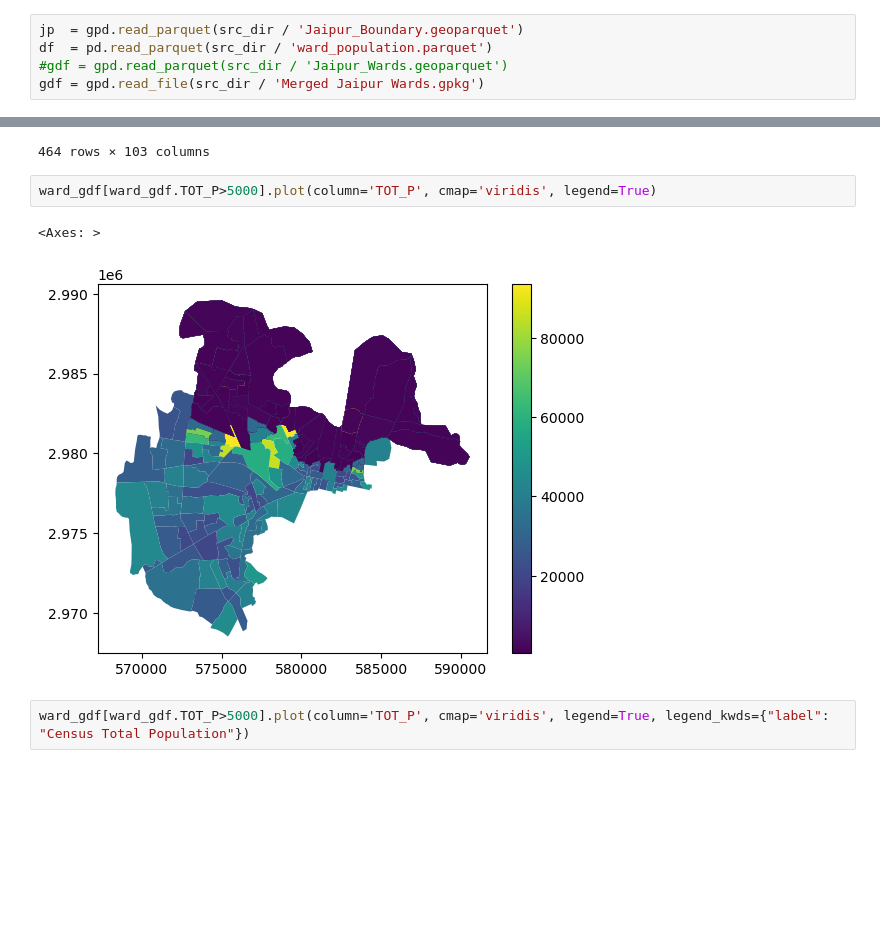
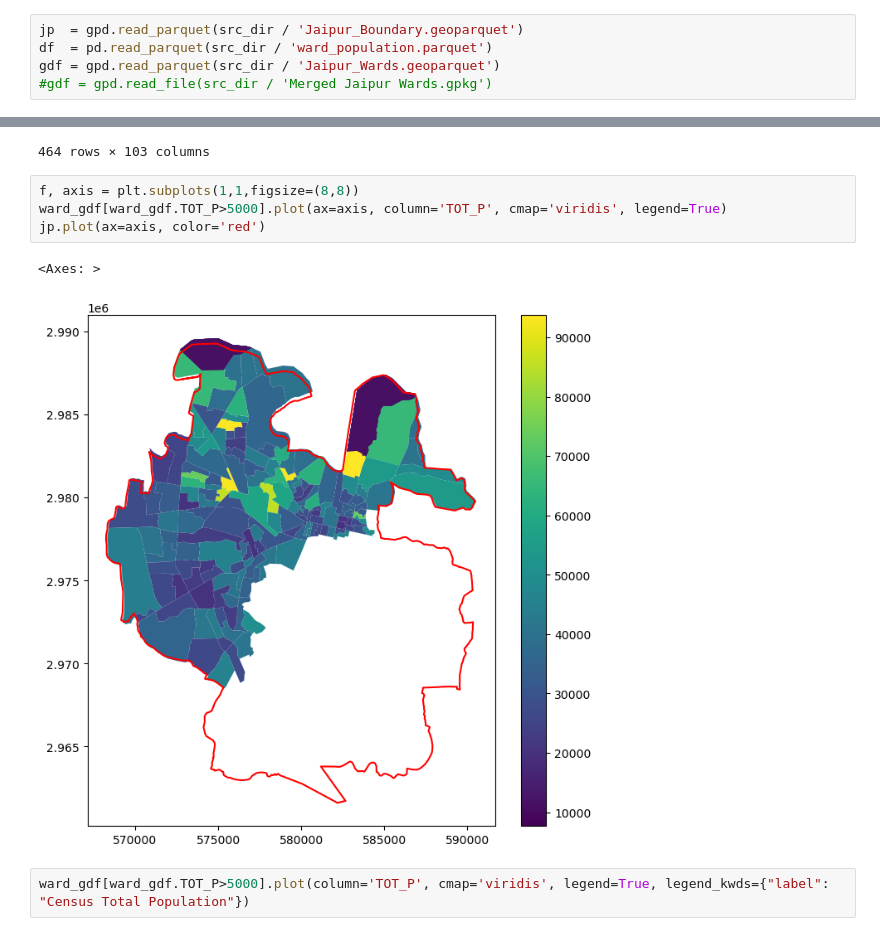
Before and after one commit to jreades/jaipur, a Jupyter notebook: practicals/Linking_Data.ipynb, the cells around one changed output, grey strips where cells are left out. Cells and saved outputs as stored; diff of their text form; blank space fills up the shorter version.

```diff
--- a/practicals/Linking_Data.ipynb
+++ b/practicals/Linking_Data.ipynb
@@ -13,8 +13,8 @@ src_dir = Path.home() / Path('work/data/clean')
 # %%
 jp  = gpd.read_parquet(src_dir / 'Jaipur_Boundary.geoparquet')
 df  = pd.read_parquet(src_dir / 'ward_population.parquet')
-#gdf = gpd.read_parquet(src_dir / 'Jaipur_Wards.geoparquet')
-gdf = gpd.read_file(src_dir / 'Merged Jaipur Wards.gpkg')
+gdf = gpd.read_parquet(src_dir / 'Jaipur_Wards.geoparquet')
+#gdf = gpd.read_file(src_dir / 'Merged Jaipur Wards.gpkg')
 # %%
 print(f"There are {gdf.shape[0]} rows.")
 print(f"The columns are: {', '.join(gdf.columns.to_list())}")
@@ -116,10 +147,12 @@ ward_gdf[ward_gdf.TOT_P<5000]
 | 2.0 | 0 | 477 | NaN | 11096 | 23 | VIDHYADHAR NAGAR | 2.0 | VidyadharNgr_Assembly | /Users/jreades/Documents/git/jaip... | MULTIPOLYGON (((572694.186 298889... | ... |
 464 rows × 103 columns
 # %%
-ward_gdf[ward_gdf.TOT_P>5000].plot(column='TOT_P', cmap='viridis', legend=True)
+f, axis = plt.subplots(1,1,figsize=(8,8))
+ward_gdf[ward_gdf.TOT_P>5000].plot(ax=axis, column='TOT_P', cmap='viridis', legend=True)
+jp.plot(ax=axis, color='red')
 # %% [output]
 <Axes: >
-[figure, old version]
+[figure, new version]
 # %%
 ward_gdf[ward_gdf.TOT_P>5000].plot(column='TOT_P', cmap='viridis', legend=True, legend_kwds={"label": "Census Total Population"})
 # %% [output]
```
Also changed, not shown: parts of 4 cells of this notebook, 4 other files.
